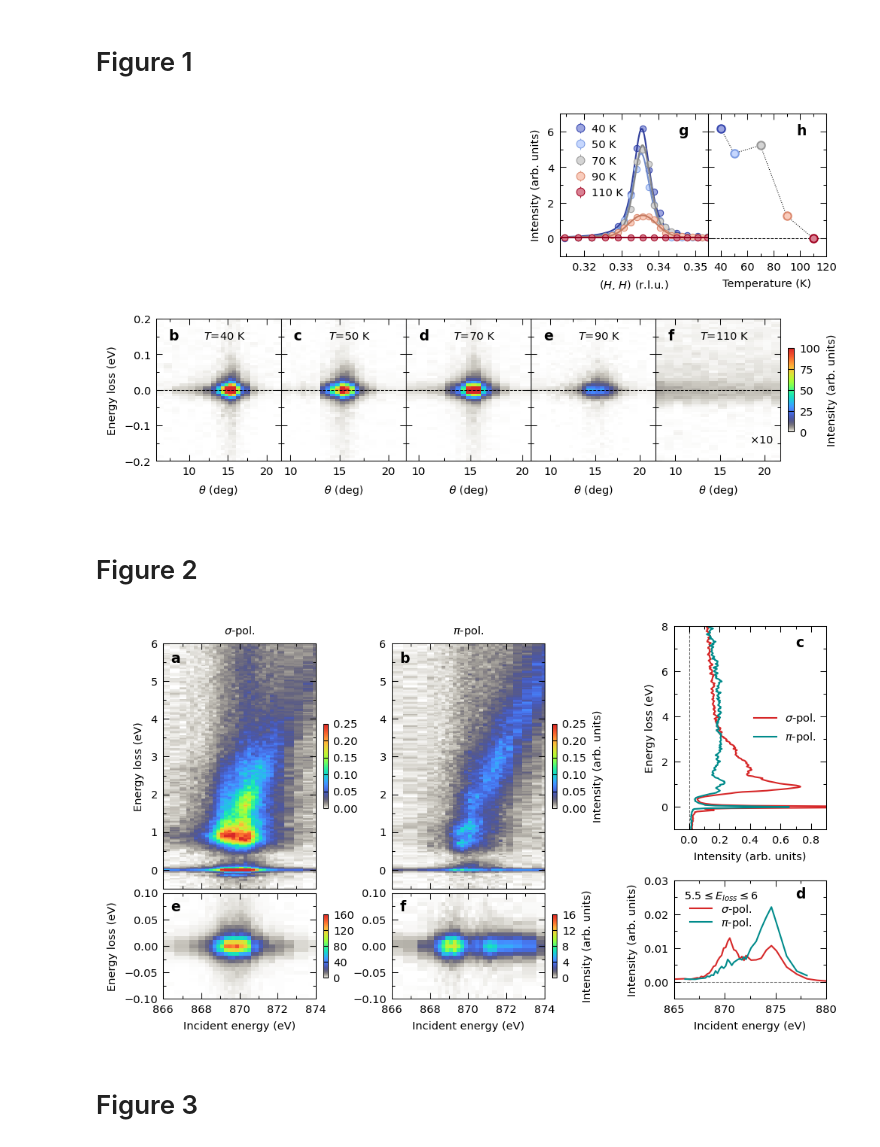
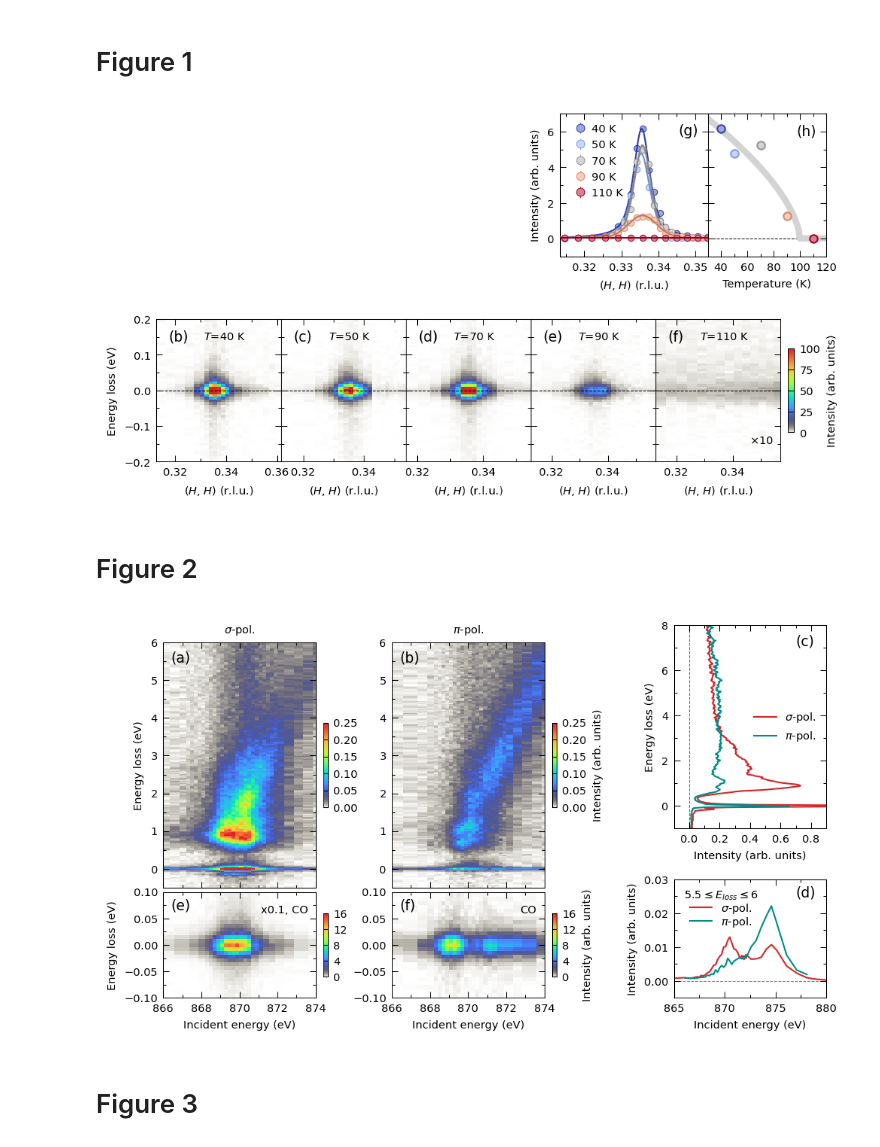
Before and after one commit to mpmdean/shen2023character, a Jupyter notebook: plot.ipynb, the cells around one changed output. Cells and saved outputs as stored; diff of their text form; code cells hidden in the pictures.

```diff
--- a/plot.ipynb
+++ b/plot.ipynb
@@ -9,6 +10,12 @@ from matplotlib import ticker
 %matplotlib inline
 plt.rcParams['font.size'] = 7
 # %%
+def order_param(x, TN=130., I0=1., beta=0.1):
+    y = np.zeros(len(x), dtype=float)
+    choose = x<=TN
+    y[choose] = I0 * (1 - x.astype(float)[choose] / TN) ** (2 * beta)
+    return y
+
 def load_var(filename, form='pickle'):
     """
     Load the variable.
@@ -96,7 +103,7 @@ def get_color(color):
     return ecolor, fcolor, lcolor
 
 def plot_label(ax, count, x=0, y=1.03, color='k'):
-    ax.text(x, y, count, fontdict=dict(fontsize=9, weight='bold'), transform=ax.transAxes, color=color)
+    ax.text(x, y, count, fontdict=dict(fontsize=9), transform=ax.transAxes, color=color)
 # %% [markdown]
 # Figure 1
 # %%
@@ -125,62 +132,64 @@ for T, intensity, ax, color in zip(La438_THdep['T'], La438_THdep['Tdep_eline'],
     axs[1].errorbar(T, intensity*10, fmt='o', ls='none', ms=5, lw=0.5, color=fcolor, ecolor=ecolor, mec=ecolor)
     # colorplot
     if T<100:
-        _, art = plot_image(La438_THdep[f'T{T}']['THmap_I']*10, ax=ax, x=La438_THdep[f'T{T}']['theta'], y=La438_THdep[f'T{T}']['THmap_eloss'], cmap=turbo_w(), vmin=0., vmax=100.)
+        _, art = plot_image(La438_THdep[f'T{T}']['THmap_I']*10, ax=ax, x=La438_THdep[f'T{T}']['Hrlu'], y=La438_THdep[f'T{T}']['THmap_eloss'], cmap=turbo_w(), vmin=0., vmax=100.)
     else:
-        _, art = plot_image(La438_THdep[f'T{T}']['THmap_I']*100, ax=ax, x=La438_THdep[f'T{T}']['theta'], y=La438_THdep[f'T{T}']['THmap_eloss'], cmap=turbo_w(), vmin=0., vmax=100.)
+        _, art = plot_image(La438_THdep[f'T{T}']['THmap_I']*100, ax=ax, x=La438_THdep[f'T{T}']['Hrlu'], y=La438_THdep[f'T{T}']['THmap_eloss'], cmap=turbo_w(), vmin=0., vmax=100.)
     ax.text(0.55, 0.88, f'$T$={T} K', transform=ax.transAxes, horizontalalignment='center', verticalalignment='center')
+
+    # format: colorplots
+    make_theme(ax, ticklength=4)
+    ax.axhline(y=0, ls='--', lw=0.5, color='k')
+    ax.set_xlabel(r'($H$, $H$) (r.l.u.)')
+    ax.set_ylim(-0.2,0.2)
+    ax.set_yticks(np.arange(-0.2,0.21,0.1))
 
 color = mcolors.to_rgba('darkcyan')
 ecolor, fcolor, lcolor = get_color(color)
-axs[1].errorbar(La438_THdep['T'], np.array(La438_THdep['Tdep_eline'])*10, ls=':', ms=5, lw=0.5, color='k', zorder=-1)
+x = np.arange(20,130,1)
+y = order_param(x, TN=100., I0=8.37995783, beta=0.31029985	)
+axs[1].plot(x, y, ls='-', ms=5, lw=4, color='lightgray', zorder=-1)
 axs[-1].text(0.85, 0.15, r'$\times$10', transform=axs[-1].transAxes, horizontalalignment='center', verticalalignment='center')
 
 # format: 1D plots
 for ax in axs[:2]:
     make_theme(ax, ticklength=4)
 axs[0].legend(loc='upper left', frameon=False, markerscale=1.3, handletextpad=0)
 axs[0].set_xlim(1/3-0.02,1/3+0.02)
 axs[0].set_xticks(np.arange(0.32,0.36,0.01))
 axs[0].set_xlabel(r'($H$, $H$) (r.l.u.)')
 axs[0].set_ylim(-1,7)
 axs[0].set_yticks(np.arange(0,6.1,2))
 axs[0].set_ylabel('Intensity (arb. units)')
 axs[1].tick_params(labelleft=False)
 axs[1].axhline(y=0, ls='--', lw=0.5, color='k', zorder=-2)
 axs[1].set_xlim(30,120)
 axs[1].set_xticks(np.arange(40,121,20))
 axs[1].set_xlabel('Temperature (K)')
 axs[1].set_ylim(-1,7)
 axs[1].set_yticks(np.arange(0,6.1,2))
 
 # format: colorplots
-for ax in axs[2:]:
-    make_theme(ax, ticklength=4)
-    ax.axhline(y=0, ls='--', lw=0.5, color='k')
-    ax.set_xticks(np.arange(10,21,5))
-    ax.set_xlabel(r'$\theta$ (deg)')
-    ax.set_ylim(-0.2,0.2)
-    ax.set_yticks(np.arange(-0.2,0.21,0.1))
 for ax in axs[3:]:
     ax.tick_params(labelleft=False)
 axs[2].set_ylabel('Energy loss (eV)')
 
 # colorbar
 cbar = plt.colorbar(art, cax=cax)
 cbar.set_ticks(np.arange(0,100.1,25))
 cbar.ax.tick_params(width=0.5, direction='in', length=4, left=True, right=True)
 cbar.outline.set_linewidth(0.5)
 cbar.set_label('Intensity (arb. units)')
 
-plot_label(axs[0], 'g', x=0.8,  y=0.85, color='k')
-plot_label(axs[1], 'h', x=0.75, y=0.85, color='k')
-plot_label(axs[2], 'b', x=0.1,  y=0.85, color='k')
-plot_label(axs[3], 'c', x=0.1,  y=0.85, color='k')
-plot_label(axs[4], 'd', x=0.1,  y=0.85, color='k')
-plot_label(axs[5], 'e', x=0.1,  y=0.85, color='k')
-plot_label(axs[6], 'f', x=0.1,  y=0.85, color='k')
+plot_label(axs[0], '(g)', x=0.8,  y=0.85, color='k')
+plot_label(axs[1], '(h)', x=0.75, y=0.85, color='k')
+plot_label(axs[2], '(b)', x=0.1,  y=0.85, color='k')
+plot_label(axs[3], '(c)', x=0.1,  y=0.85, color='k')
+plot_label(axs[4], '(d)', x=0.1,  y=0.85, color='k')
+plot_label(axs[5], '(e)', x=0.1,  y=0.85, color='k')
+plot_label(axs[6], '(f)', x=0.1,  y=0.85, color='k')
 # %% [output]
-[figure, old version]
+[figure, new version]
 # %% [markdown]
 # Figure 2
 # %%
@@ -203,10 +212,10 @@ cax = fig.add_axes([0.29,0.55,0.006,0.2])
 cbar = plt.colorbar(art, cax=cax)
 cbar.set_ticks(np.arange(0,0.26,0.05))
 cbars = [cbar]
-_, art = plot_image(La438_Emap['L2LV_HR']['Emap_I']*10, La438_Emap['L2LV_HR']['Ei'], La438_Emap['L2LV_HR']['Emap_eloss'], ax=axs[2], cmap=turbo_w(), vmin=0., vmax=160)
+_, art = plot_image(La438_Emap['L2LV_HR']['Emap_I']*10*0.1, La438_Emap['L2LV_HR']['Ei'], La438_Emap['L2LV_HR']['Emap_eloss'], ax=axs[2], cmap=turbo_w(), vmin=0., vmax=16)
 cax = fig.add_axes([0.29,0.15,0.006,0.15])
 cbar = plt.colorbar(art, cax=cax)
-cbar.set_ticks(np.arange(0,160.1,40))
+cbar.set_ticks(np.arange(0,16.1,4))
 cbars.append(cbar)
 _, art = plot_image(La438_Emap['L2LH']['Emap_I']*10, La438_Emap['L2LH']['Ei'], La438_Emap['L2LH']['Emap_eloss'], ax=axs[1], cmap=turbo_w(), vmin=0., vmax=0.25)
 cax = fig.add_axes([0.59,0.55,0.006,0.2])
@@ -242,6 +251,8 @@ for ax in axs[:2]:
 for ax in axs[2:4]:
     ax.set_ylim(-0.1, 0.1)
     ax.set_yticks(np.arange(-0.1,0.11,0.05))
+axs[2].text(0.95, 0.8, 'x0.1, CO', horizontalalignment='right', transform=axs[2].transAxes)
+axs[3].text(0.95, 0.8, 'CO', horizontalalignment='right', transform=axs[3].transAxes)
 axs[0].set_ylabel('Energy loss (eV)')
 axs[2].set_ylabel('Energy loss (eV)')
 axs[2].set_xlabel('Incident energy (eV)')
@@ -275,14 +286,14 @@ cbars[3].set_label('Intensity (arb. units)')
 axs[0].set_title(r'$\sigma$-pol.', fontsize=7)
 axs[1].set_title(r'$\pi$-pol.', fontsize=7)
 
-plot_label(axs[0], 'a', x=0.05, y=0.92, color='k')
-plot_label(axs[1], 'b', x=0.05, y=0.92, color='k')
-plot_label(axs[2], 'e', x=0.05, y=0.83, color='k')
-plot_label(axs[3], 'f', x=0.05, y=0.83, color='k')
-plot_label(axs[4], 'c', x=0.8, y=0.9, color='k')
-plot_label(axs[5], 'd', x=0.8, y=0.85, color='k')
+plot_label(axs[0], '(a)', x=0.05, y=0.92, color='k')
+plot_label(axs[1], '(b)', x=0.05, y=0.92, color='k')
+plot_label(axs[2], '(e)', x=0.05, y=0.83, color='k')
+plot_label(axs[3], '(f)', x=0.05, y=0.83, color='k')
+plot_label(axs[4], '(c)', x=0.8, y=0.9, color='k')
+plot_label(axs[5], '(d)', x=0.8, y=0.85, color='k')
 # %% [output]
-[figure, old version]
+[figure, new version]
 # %% [markdown]
 # Figure 3
 # %%
```
Also changed, not shown: parts of 14 cells of this notebook, 14 other files.
